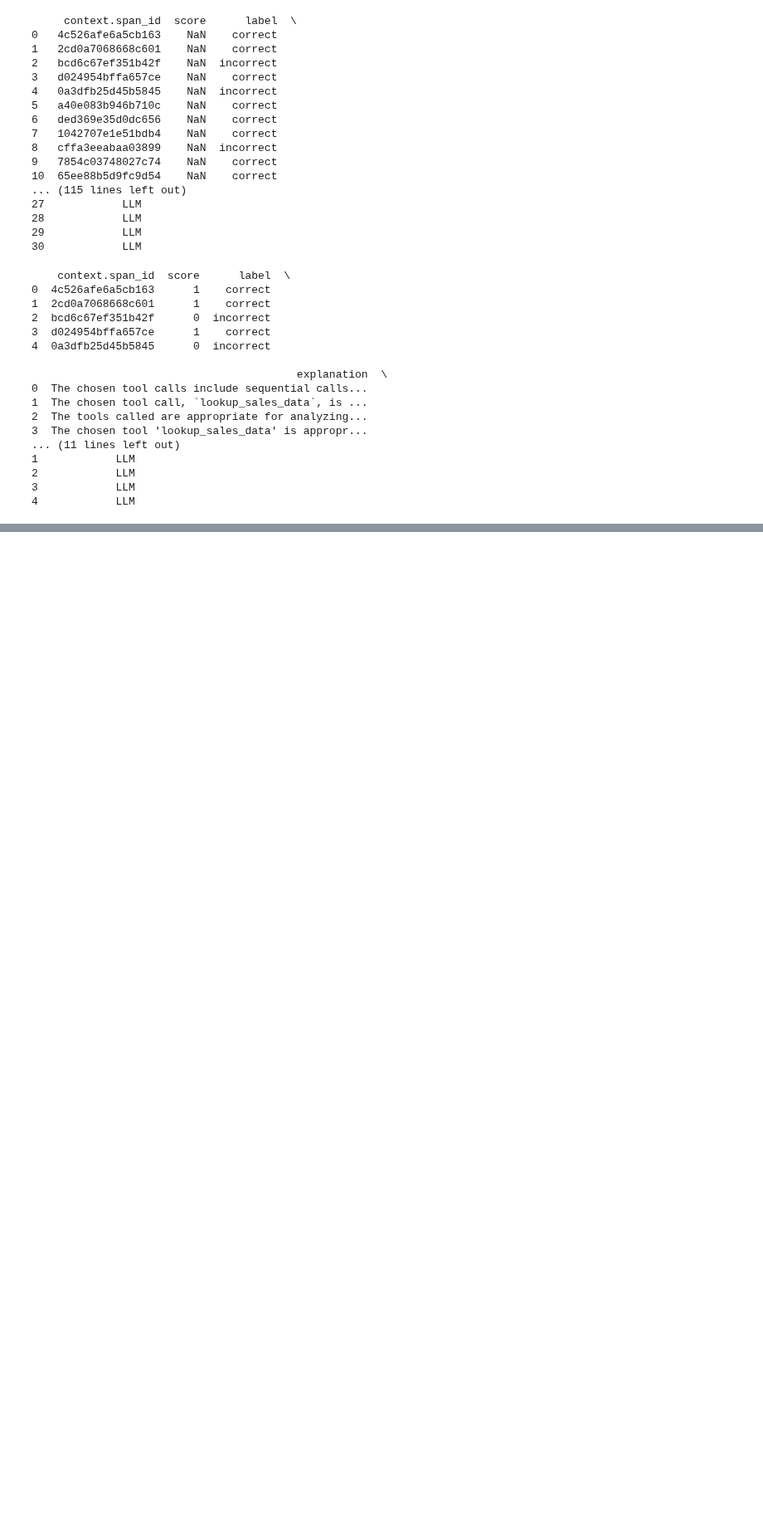
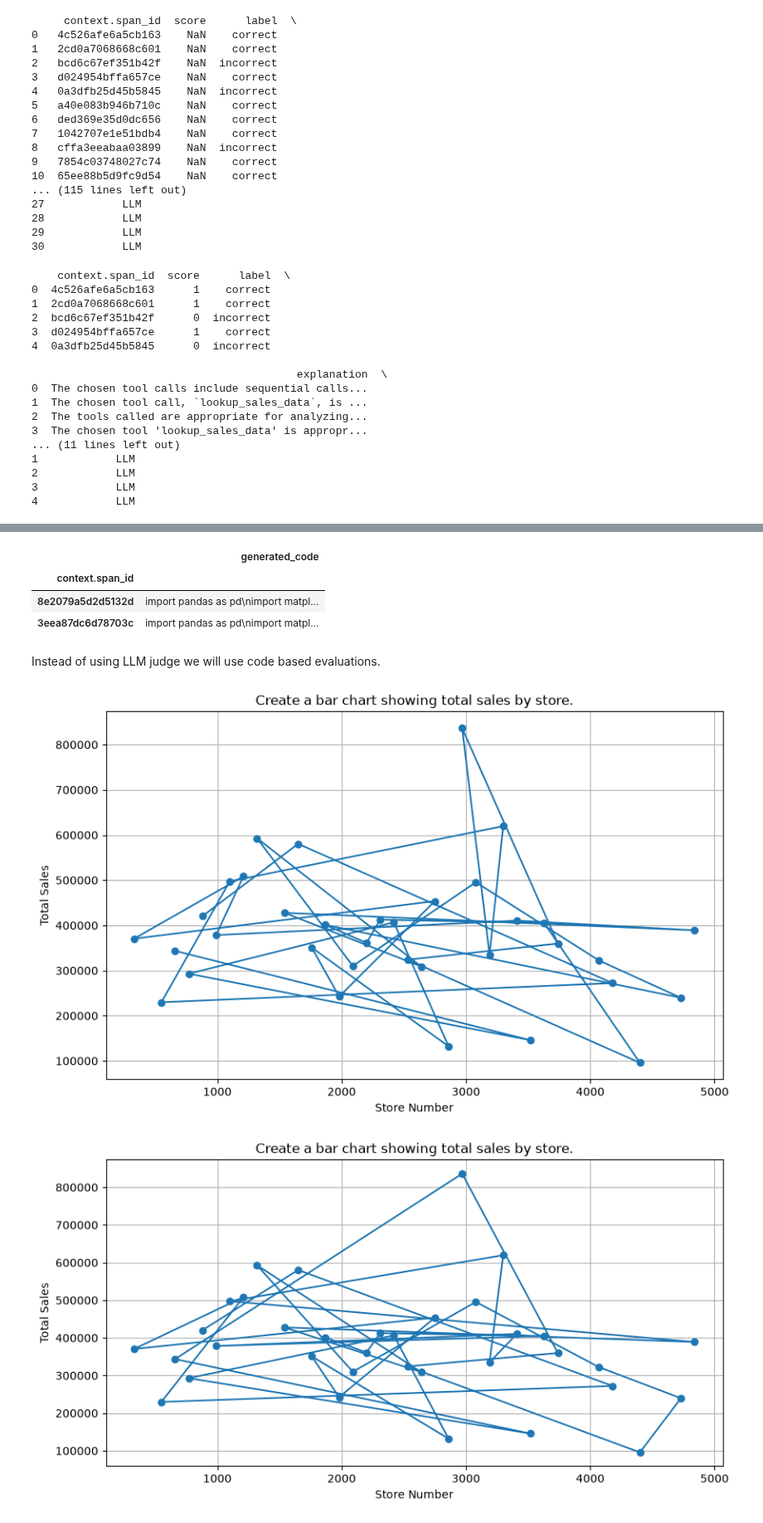
Before and after one commit to Nada-diaelsaid/sales_agent, a Jupyter notebook: agent_evals.ipynb, the cells around one changed output, grey strips where cells are left out. Shown at 83% size. Saved outputs shown, nothing was run; the diff lists cells and outputs as text; code cells hidden in the pictures; blank space fills up the shorter version.

Commit message:
Add code based evaluation to check that the code generated for visualization is correct (code is runnable)

````diff
--- a/agent_evals.ipynb
+++ b/agent_evals.ipynb
@@ -601,0 +604,38 @@ PhoenixClient().spans.log_span_annotations_dataframe(
+# %%
+query = SpanQuery().where(
+    "name =='generate_visualization'"
+).select(
+    generated_code="output.value"
+)
+
+# The Phoenix Client can take this query and return the dataframe.
+code_gen_df = PhoenixClient().spans.get_spans_dataframe(query=query,
+                                      project_name=PROJECT_NAME,
+                                      timeout=None)
+
+code_gen_df.head()
+# %% [output]
+|  | generated_code |
+| context.span_id |  |
+| 8e2079a5d2d5132d | import pandas as pd\nimport matpl... |
+| 3eea87dc6d78703c | import pandas as pd\nimport matpl... |
+# %% [markdown]
+Instead of using LLM judge we will use code based evaluations.
+# %%
+def code_is_runnable(output: str) -> bool:
+    """Check if the code is runnable"""
+    output = output.strip()
+    output = output.replace("```python", "").replace("```", "")
+    try:
+        # We will execute that code to make sure it is valid.
+        exec(output)
+        return True
+    except Exception as e:
+        return False
+# apply this code check to the generated code we got from the spans dataframe
+# %%
+code_gen_df["label"] = code_gen_df["generated_code"].apply(code_is_runnable).map({True: "runnable", False: "not_runnable"})
+code_gen_df["score"] = code_gen_df["label"].map({"runnable": 1, "not_runnable": 0})
+# %% [output]
+[figure, added]
+[figure, added]
````
Also changed, not shown: parts of 3 cells of this notebook.
